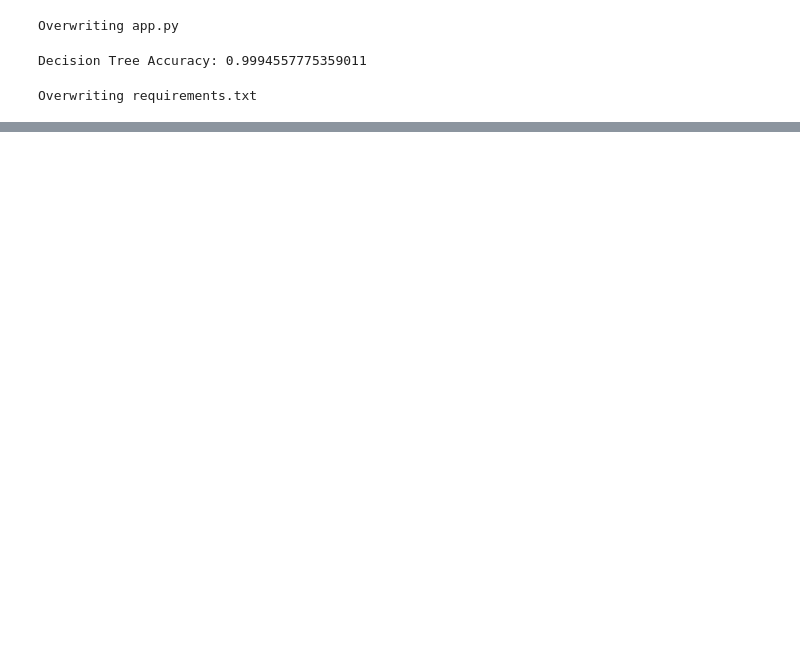
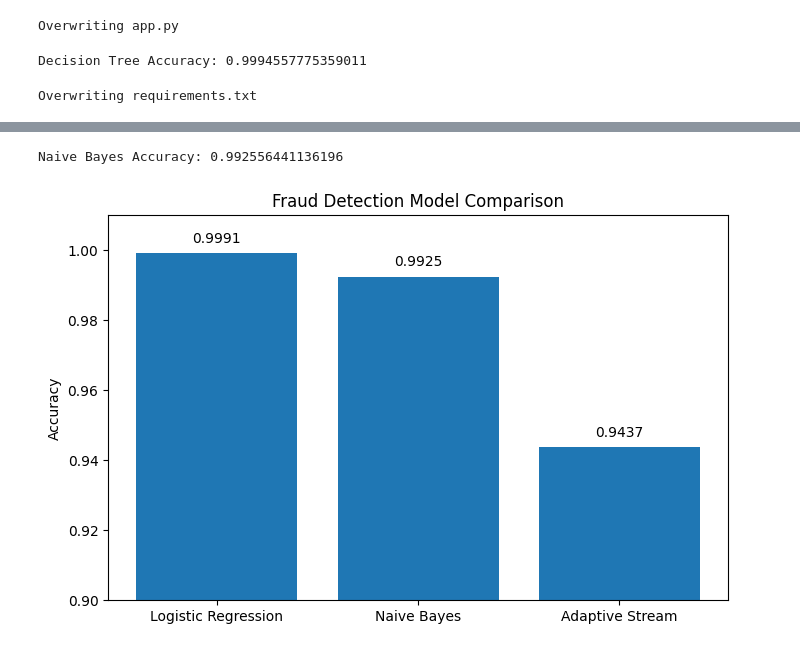
Before and after one commit to MISHTI100/credit_card_fraud_detection, a Jupyter notebook: Credit_Fraud_Detect.ipynb, the cells around one changed output, grey strips where cells are left out. Cells and saved outputs as stored; diff of their text form; code cells hidden in the pictures; blank space fills up the shorter version.

```diff
--- a/Credit_Fraud_Detect.ipynb
+++ b/Credit_Fraud_Detect.ipynb
@@ -810,3 +827,54 @@ files.download("fraud_model.pkl")
 [interactive output not drawn]
 [interactive output not drawn]
 [interactive output not drawn]
+# %%
+
+from sklearn.naive_bayes import GaussianNB
+from sklearn.metrics import accuracy_score
+
+# Naive Bayes Model
+nb_model = GaussianNB()
+
+# Train
+nb_model.fit(X_train, y_train)
+
+# Predict
+y_nb_pred = nb_model.predict(X_test)
+
+# Accuracy
+nb_accuracy = accuracy_score(y_test, y_nb_pred)
+
+print("Naive Bayes Accuracy:", nb_accuracy)
+# %% [output]
+Naive Bayes Accuracy: 0.992556441136196
+# %%
+
+import matplotlib.pyplot as plt
+
+models = [
+    "Logistic Regression",
+    "Naive Bayes",
+    "Adaptive Stream"
+]
+
+accuracies = [
+    0.9991,
+    0.9925,
+    0.9437
+]
+
+plt.figure(figsize=(8,5))
+
+plt.bar(models, accuracies)
+
+plt.ylabel("Accuracy")
+plt.title("Fraud Detection Model Comparison")
+
+for i, v in enumerate(accuracies):
+    plt.text(i, v + 0.003, f"{v:.4f}", ha='center')
+
+plt.ylim(0.90, 1.01)
+
+plt.show()
+# %% [output]
+[figure, added]
```
Also changed, not shown: parts of 1 cell of this notebook.
